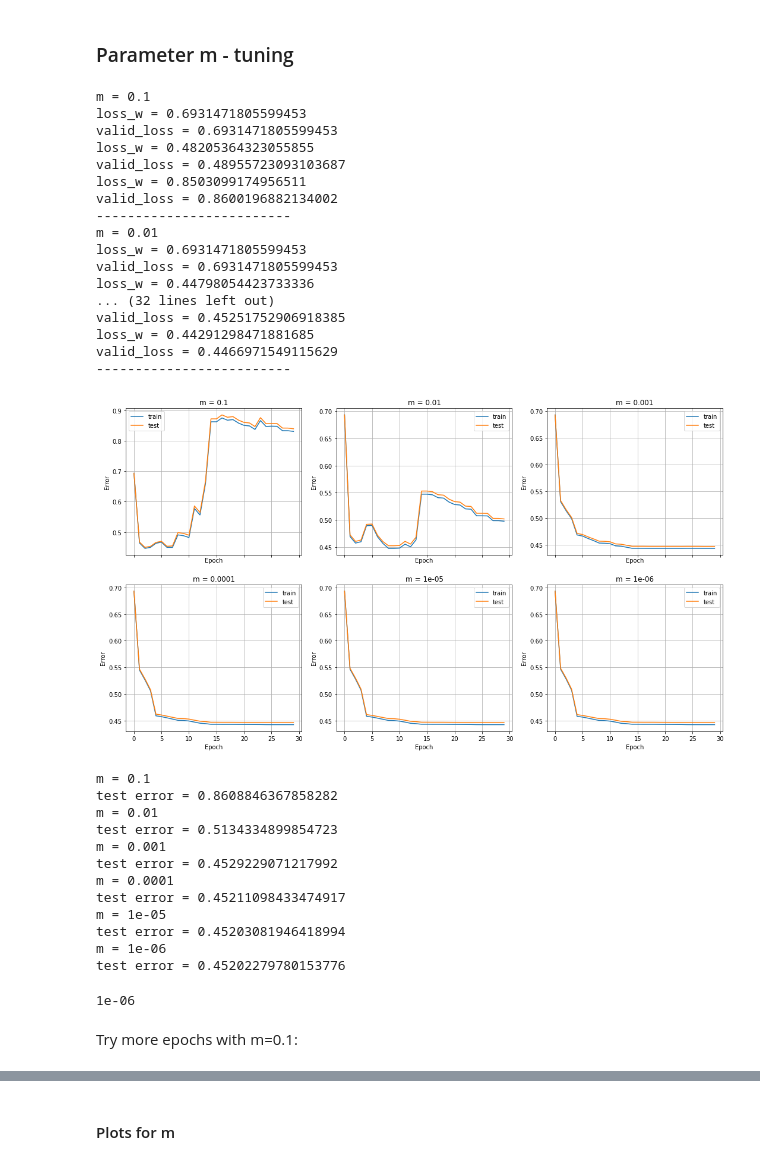
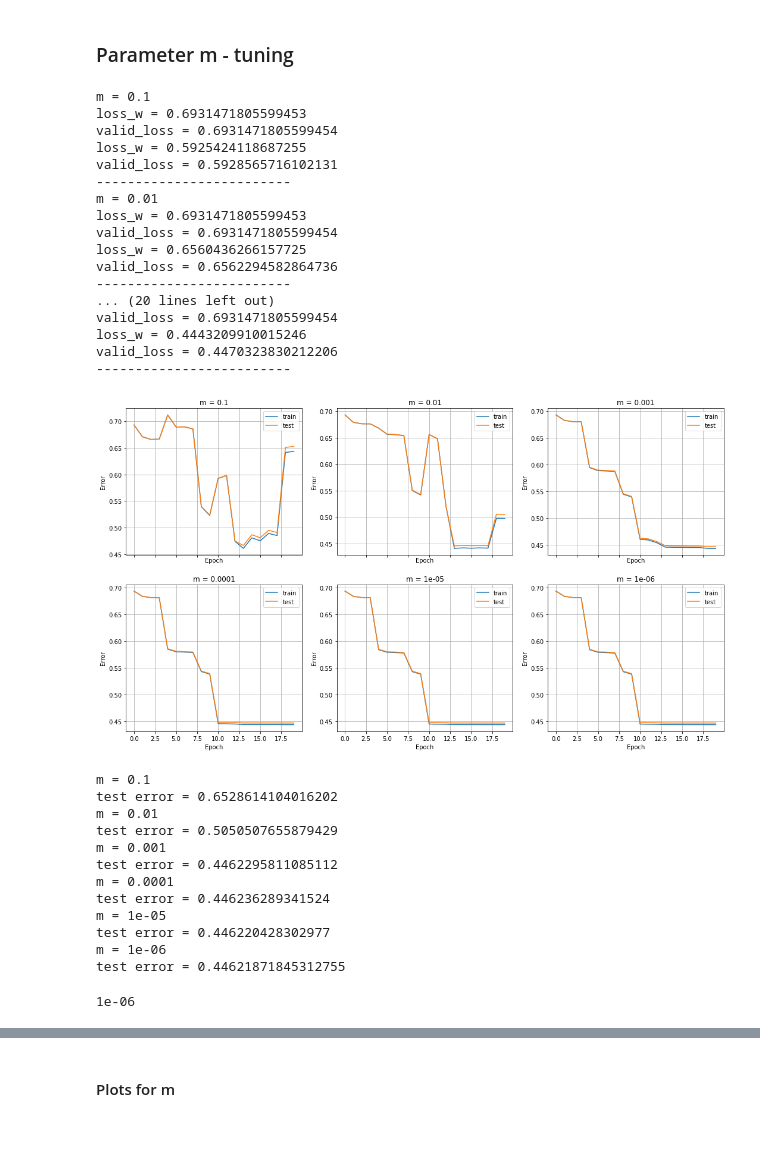
Before and after one commit to msorins/OptoML_course_proj, a Jupyter notebook: classification_zo.ipynb, the cells around one changed output, grey strips where cells are left out. Saved outputs shown, nothing was run; the diff lists cells and outputs as text; code cells hidden in the pictures; blank space fills up the shorter version.

```diff
--- a/classification_zo.ipynb
+++ b/classification_zo.ipynb
@@ -25,7 +25,7 @@ df.head()
 # %% [markdown]
 ### Train-test split
 # %%
-df_train = df.sample(frac=0.8)
+df_train = df.sample(frac=0.66)
 df_valid = df.drop(df_train.index)
 # %%
 X_train = df_train[['male', 'age', 'education', 'currentSmoker',
@@ -76,68 +52,71 @@ plt.legend()
 ### Parameter m - tuning
 # %%
 m_vals = [1e-1, 1e-2, 1e-3, 1e-4, 1e-5, 1e-6]
+epochs = 20
 # %%
 loss_list = []
 valid_loss_list = []
 
 for m in m_vals:
+    # set seed to get consistent results
+    np.random.seed(987654)
     print('m = {}'.format(m))
-    w, losses, valid_losses = random_search(30, X_train, y_train, X_valid, y_valid, 1e-5, m, log_loss)
+    w, losses, valid_losses = random_search(epochs, X_train, y_train, X_valid, y_valid, 1e-5, m, log_loss)
     loss_list.append(losses)
     valid_loss_list.append(valid_losses)
     print('-------------------------')
 # %% [output]
 m = 0.1
 loss_w = 0.6931471805599453
-valid_loss = 0.6931471805599453
-loss_w = 0.48205364323055855
-valid_loss = 0.48955723093103687
-loss_w = 0.8503099174956511
-valid_loss = 0.8600196882134002
+valid_loss = 0.6931471805599454
+loss_w = 0.5925424118687255
+valid_loss = 0.5928565716102131
 -------------------------
 m = 0.01
 loss_w = 0.6931471805599453
-valid_loss = 0.6931471805599453
-loss_w = 0.44798054423733336
-... (32 lines left out)
-valid_loss = 0.45251752906918385
-loss_w = 0.44291298471881685
-valid_loss = 0.4466971549115629
+valid_loss = 0.6931471805599454
+loss_w = 0.6560436266157725
+valid_loss = 0.6562294582864736
 -------------------------
+... (20 lines left out)
+valid_loss = 0.6931471805599454
+loss_w = 0.4443209910015246
+valid_loss = 0.4470323830212206
+-------------------------
 # %%
 fig, axs = plt.subplots(2,3,sharey=False, sharex=True, figsize=(18,10))
 
 for i in range(len(axs)):
     for j in range(len(axs[0])):
         n = i+j+2*i
-        axs[i,j].plot(list(range(30)), loss_list[n], label = 'train')
-        axs[i,j].plot(list(range(30)), valid_loss_list[n], label = 'test')
+        axs[i,j].plot(list(range(epochs)), loss_list[n], label = 'train')
+        axs[i,j].plot(list(range(epochs)), valid_loss_list[n], label = 'test')
         axs[i,j].set_xlabel('Epoch')
         axs[i,j].set_ylabel('Error')
         axs[i,j].set_title('m = {}'.format(m_vals[n]))
         axs[i,j].grid()
         axs[i,j].legend()
 
 #plt.savefig('figs/m_tuning')
 # %% [output]
-[figure, old version]
+[figure, new version]
 # %%
 for i in range(len(m_vals)):
     print('m = {}'.format(m_vals[i]))
     print('test error = {}'.format(valid_loss_list[i][-1]))
 # %% [output]
 m = 0.1
-test error = 0.8608846367858282
+test error = 0.6528614104016202
 m = 0.01
-test error = 0.5134334899854723
+test error = 0.5050507655879429
 m = 0.001
-test error = 0.4529229071217992
+test error = 0.4462295811085112
 m = 0.0001
-test error = 0.45211098433474917
+test error = 0.446236289341524
 m = 1e-05
-test error = 0.45203081946418994
+test error = 0.446220428302977
 m = 1e-06
-test error = 0.45202279780153776
+test error = 0.44621871845312755
 # %%
 final_losses = [valid_loss_list[i][-1] for i in range(len(m_vals))]
 best_error = np.min(final_losses)
@@ -146,5 +125,3 @@ best_m = m_vals[best_error_ind[0][0]]
 best_m
 # %% [output]
 1e-06
-# %% [markdown]
-Try more epochs with m=0.1:
```
Also changed, not shown: parts of 21 cells of this notebook, 1 other file.
